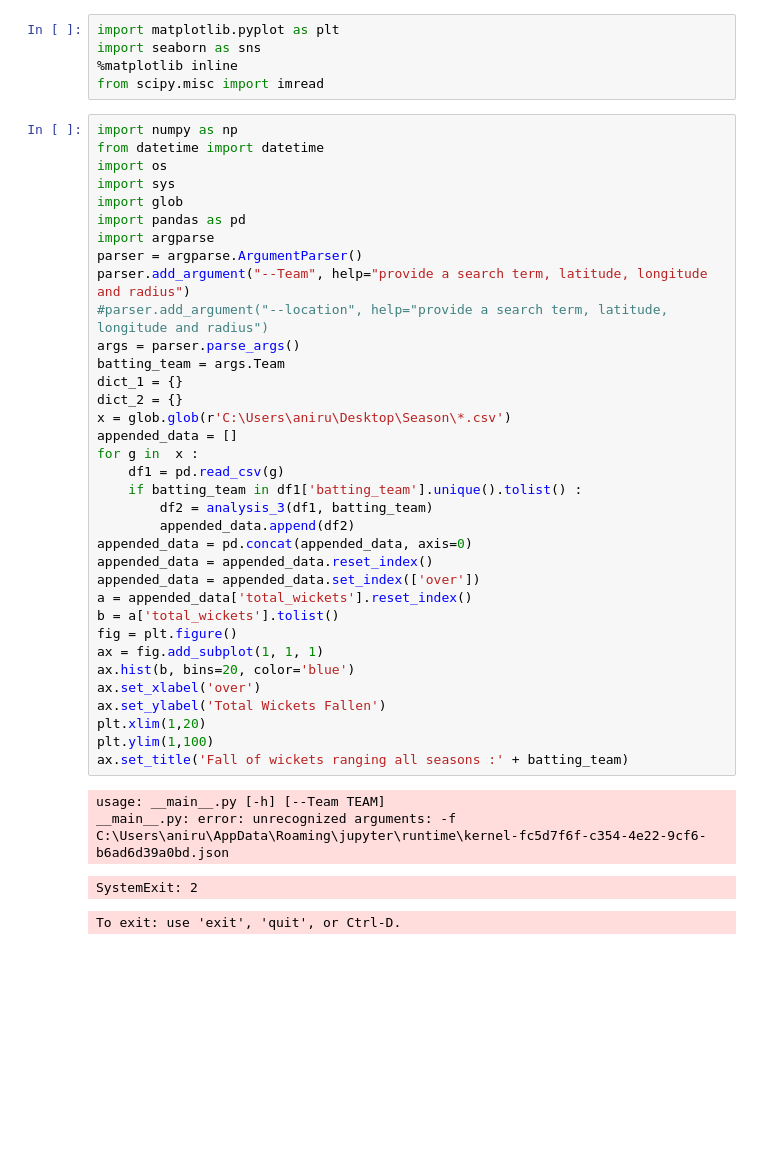
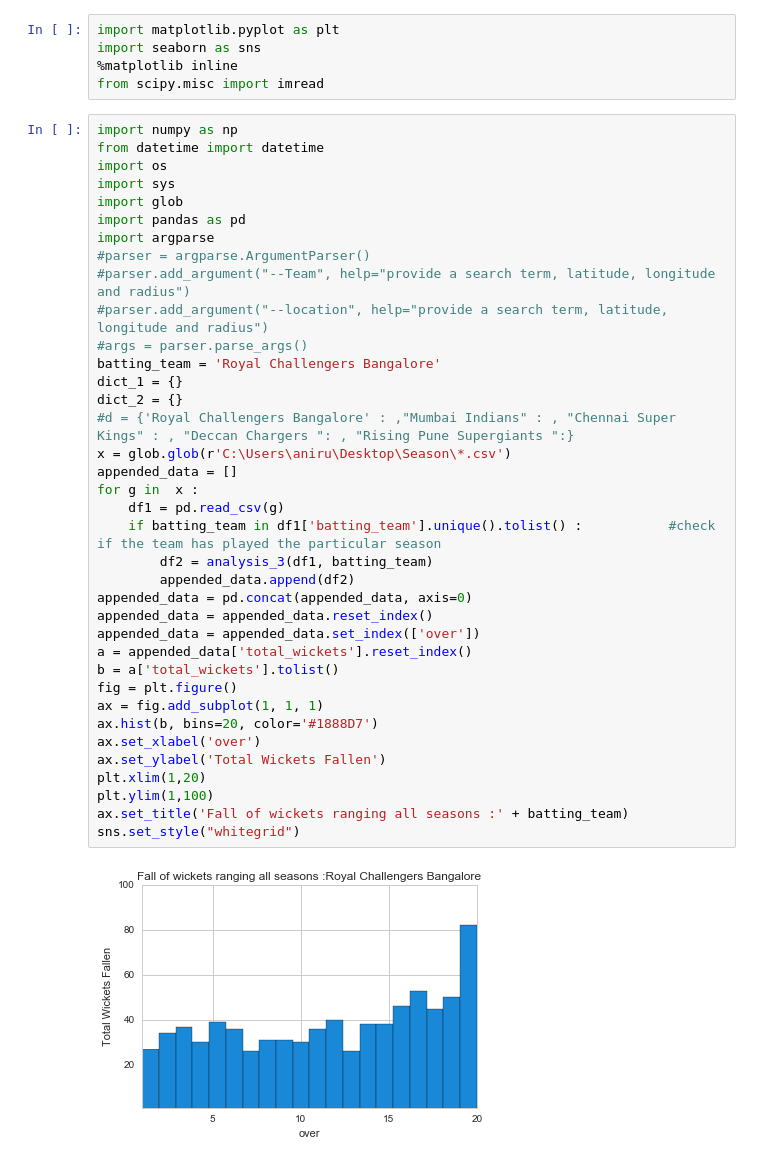
Before and after one commit to raoani/pythondataanalysis, a Jupyter notebook: IPLAnalysis/PythonAnalysis/analysis_1.ipynb, the cells around one changed output. Cells and saved outputs as stored; diff of their text form; blank space fills up the shorter version.

```diff
--- a/IPLAnalysis/PythonAnalysis/analysis_1.ipynb
+++ b/IPLAnalysis/PythonAnalysis/analysis_1.ipynb
@@ -6,41 +6,40 @@ from scipy.misc import imread
 # %%
 import numpy as np
 from datetime import datetime
 import os
 import sys
 import glob
 import pandas as pd
 import argparse
-parser = argparse.ArgumentParser()
-parser.add_argument("--Team", help="provide a search term, latitude, longitude and radius")
+#parser = argparse.ArgumentParser()
+#parser.add_argument("--Team", help="provide a search term, latitude, longitude and radius")
 #parser.add_argument("--location", help="provide a search term, latitude, longitude and radius")
-args = parser.parse_args()
-batting_team = args.Team
+#args = parser.parse_args()
+batting_team = 'Royal Challengers Bangalore'
 dict_1 = {}
 dict_2 = {}
+#d = {'Royal Challengers Bangalore' : ,"Mumbai Indians" : , "Chennai Super Kings" : , "Deccan Chargers ": , "Rising Pune Supergiants ":}
 x = glob.glob(r'C:\Users\aniru\Desktop\Season\*.csv')
 appended_data = []
 for g in  x :
     df1 = pd.read_csv(g)
-    if batting_team in df1['batting_team'].unique().tolist() :
+    if batting_team in df1['batting_team'].unique().tolist() :           #check if the team has played the particular season
         df2 = analysis_3(df1, batting_team)
         appended_data.append(df2)
 appended_data = pd.concat(appended_data, axis=0)
 appended_data = appended_data.reset_index()
 appended_data = appended_data.set_index(['over'])
 a = appended_data['total_wickets'].reset_index()
 b = a['total_wickets'].tolist()
 fig = plt.figure()
 ax = fig.add_subplot(1, 1, 1)
-ax.hist(b, bins=20, color='blue')
+ax.hist(b, bins=20, color='#1888D7')
 ax.set_xlabel('over')
 ax.set_ylabel('Total Wickets Fallen')
 plt.xlim(1,20)
 plt.ylim(1,100)
 ax.set_title('Fall of wickets ranging all seasons :' + batting_team)
+sns.set_style("whitegrid")
 # %% [output]
-usage: __main__.py [-h] [--Team TEAM]
-__main__.py: error: unrecognized arguments: -f C:\Users\aniru\AppData\Roaming\jupyter\runtime\kernel-fc5d7f6f-c354-4e22-9cf6-b6ad6d39a0bd.json
-SystemExit: 2
-To exit: use 'exit', 'quit', or Ctrl-D.
+[figure, added]
 # %%
```
Also changed, not shown: parts of 1 cell of this notebook, 13 other files.
